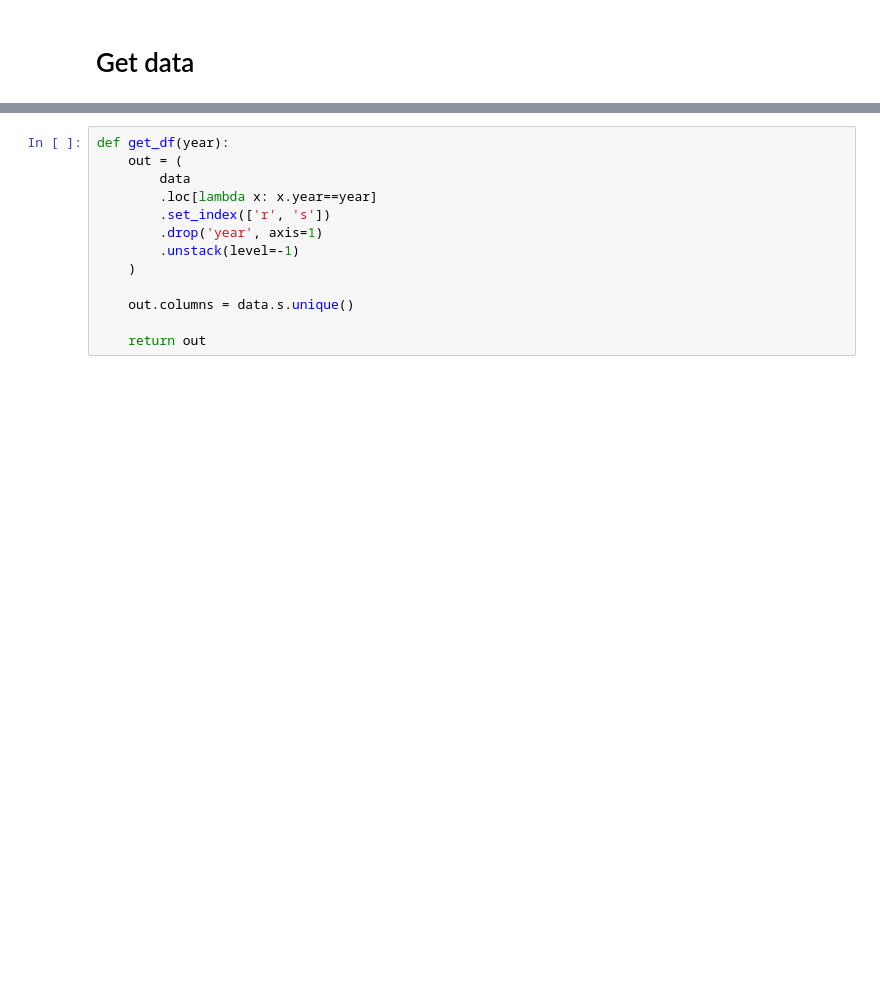
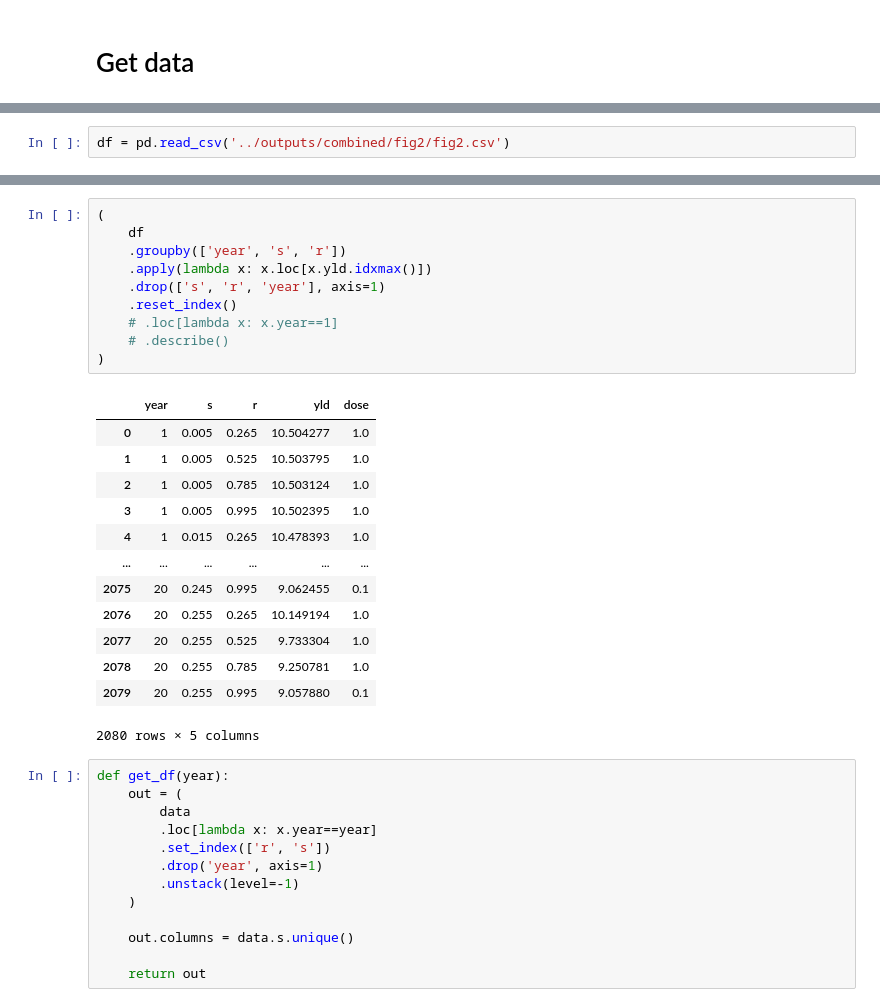
Before and after one commit to nt409/quant-res-doses, a Jupyter notebook: notebooks/102_fig2A.ipynb, the cells around one changed output, grey strips where cells are left out. Saved outputs shown, nothing was run; the diff lists cells and outputs as text; blank space fills up the shorter version.

Commit message:
fix f2 indexing

```diff
--- a/notebooks/102_fig2A.ipynb
+++ b/notebooks/102_fig2A.ipynb
@@ -214,0 +57,2 @@ data.loc[lambda x: x.year==1].describe()
+# %%
+df = pd.read_csv('../outputs/combined/fig2/fig2.csv')
@@ -215,3 +99,27 @@ data.loc[lambda x: x.year==1].describe()
+# %%
+(
+    df
+    .groupby(['year', 's', 'r'])
+    .apply(lambda x: x.loc[x.yld.idxmax()])
+    .drop(['s', 'r', 'year'], axis=1)
+    .reset_index()
+    # .loc[lambda x: x.year==1]
+    # .describe()
+)
+# %% [output]
+|  | year | s | r | yld | dose |
+| 0 | 1 | 0.005 | 0.265 | 10.504277 | 1.0 |
+| 1 | 1 | 0.005 | 0.525 | 10.503795 | 1.0 |
+| 2 | 1 | 0.005 | 0.785 | 10.503124 | 1.0 |
+| 3 | 1 | 0.005 | 0.995 | 10.502395 | 1.0 |
+| 4 | 1 | 0.015 | 0.265 | 10.478393 | 1.0 |
+| ... | ... | ... | ... | ... | ... |
+| 2075 | 20 | 0.245 | 0.995 | 9.062455 | 0.1 |
+| 2076 | 20 | 0.255 | 0.265 | 10.149194 | 1.0 |
+| 2077 | 20 | 0.255 | 0.525 | 9.733304 | 1.0 |
+| 2078 | 20 | 0.255 | 0.785 | 9.250781 | 1.0 |
+| 2079 | 20 | 0.255 | 0.995 | 9.057880 | 0.1 |
+2080 rows × 5 columns
 # %%
 def get_df(year):
     out = (
```
Also changed, not shown: parts of 9 cells of this notebook, 4 other files.
